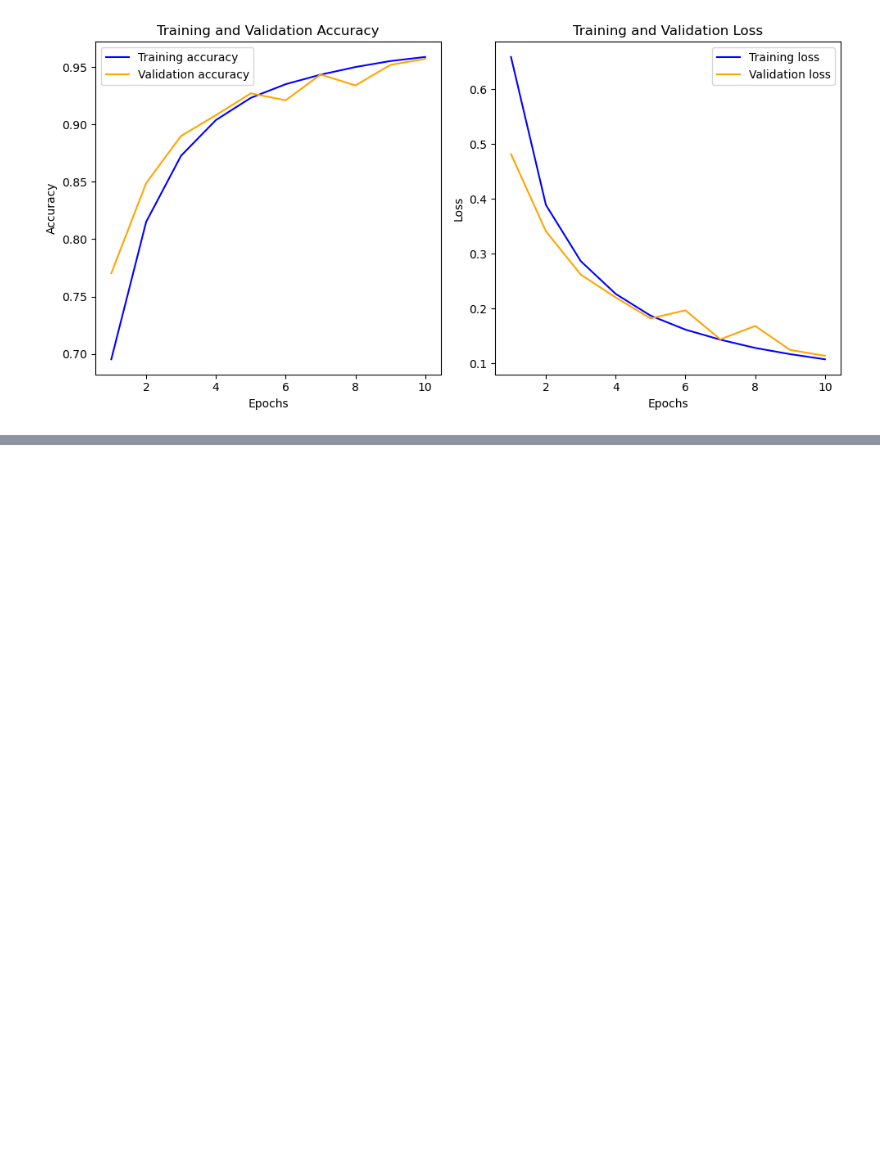
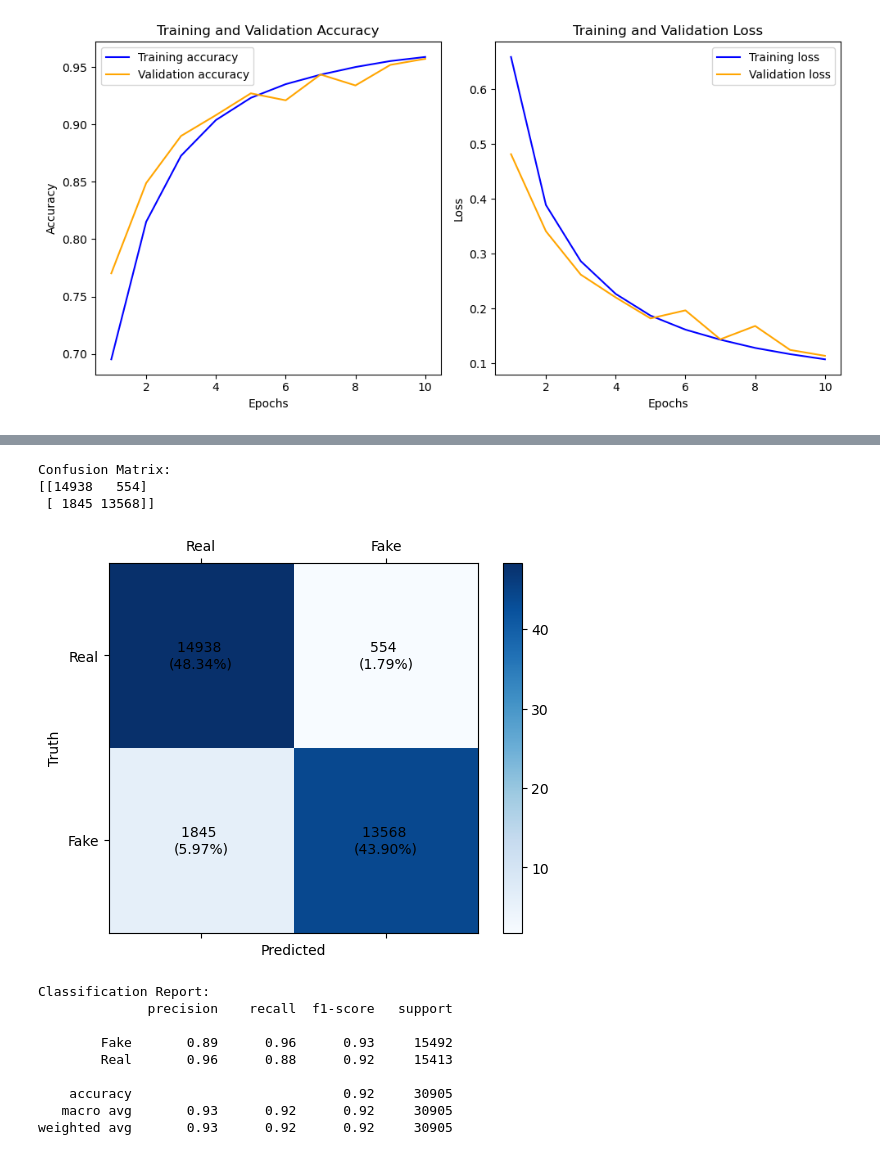
Before and after one commit to Sakadyk/The-Deep-Roy, a Jupyter notebook: EffNetV2B0_92/pi24_test.ipynb, the cells around one changed output, grey strips where cells are left out. Drawn from its saved outputs; the diff is of its cells as text; code cells hidden in the pictures; blank space fills up the shorter version.

```diff
--- a/EffNetV2B0_92/pi24_test.ipynb
+++ b/EffNetV2B0_92/pi24_test.ipynb
@@ -48,13 +53,14 @@ plt.show()
 # Memuat model yang telah disimpan
 model = load_model('EffNetV2B0_92/model_pi_roy.h5')
 
-# Menyiapkan generator untuk data uji
+# Menyiapkan generator untuk data uji dengan shuffle=False untuk konsistensi
 testgen = ImageDataGenerator(rescale=1./255)
 test_generator = testgen.flow_from_directory(
     'Dataset/Test',
     target_size=(200, 200),
     batch_size=32,
-    class_mode='binary'
+    class_mode='binary',
+    shuffle=False
 )
 print("Test Label:\n", test_generator.class_indices)
 
@@ -71,2 +77,6 @@ Test Label:
 Test Loss: 0.1933
 Test Accuracy: 92.24%
+# %%
+# Mendapatkan semua prediksi untuk data uji
+test_generator.reset()
+predictions = model.predict(test_generator, steps=test_generator.samples // test_generator.batch_size + 1)
@@ -72,0 +85,51 @@ Test Accuracy: 92.24%
+# %%
+# Konversi prediksi ke kelas biner
+predicted_classes = np.where(predictions > 0.5, 1, 0)
+
+# Mendapatkan label asli dari data uji
+true_classes = test_generator.classes
+
+# Menghitung confusion matrix
+cm = confusion_matrix(true_classes, predicted_classes)
+
+# Menghitung classification report
+report = classification_report(true_classes, predicted_classes, target_names=['Fake', 'Real'])
+
+# Menampilkan confusion matrix
+print('Confusion Matrix:')
+print(cm)
+
+cm_percentage = cm / cm.sum() * 100
+fig, ax = plt.subplots()
+cax = ax.matshow(cm_percentage, cmap='Blues')
+fig.colorbar(cax)
+
+for i in range(2):
+    for j in range(2):
+        ax.text(j, i, f'{cm[i, j]} \n({cm_percentage[i, j]:.2f}%)', va='center', ha='center')
+
+ax.set_xticks([0, 1])
+ax.set_yticks([0, 1])
+ax.set_xticklabels(['Real', 'Fake'])
+ax.set_yticklabels(['Real', 'Fake'])
+plt.xlabel('Predicted')
+plt.ylabel('Truth')
+plt.show()
+
+# Menampilkan classification report
+print('\nClassification Report:')
+print(report)
+# %% [output]
+Confusion Matrix:
+[[14938   554]
+ [ 1845 13568]]
+[figure, added]
+Classification Report:
+              precision    recall  f1-score   support
+
+        Fake       0.89      0.96      0.93     15492
+        Real       0.96      0.88      0.92     15413
+
+    accuracy                           0.92     30905
+   macro avg       0.93      0.92      0.92     30905
+weighted avg       0.93      0.92      0.92     30905
```
Also changed, not shown: parts of 8 cells of this notebook.
